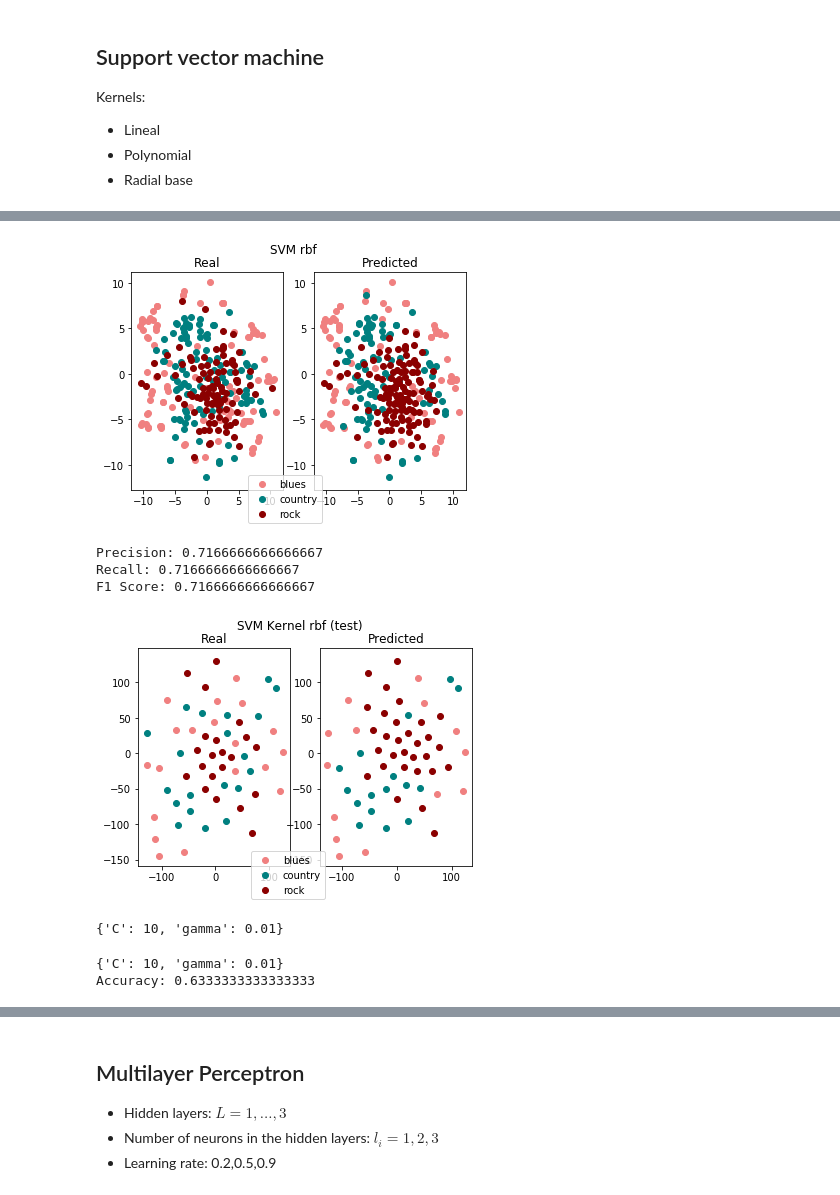
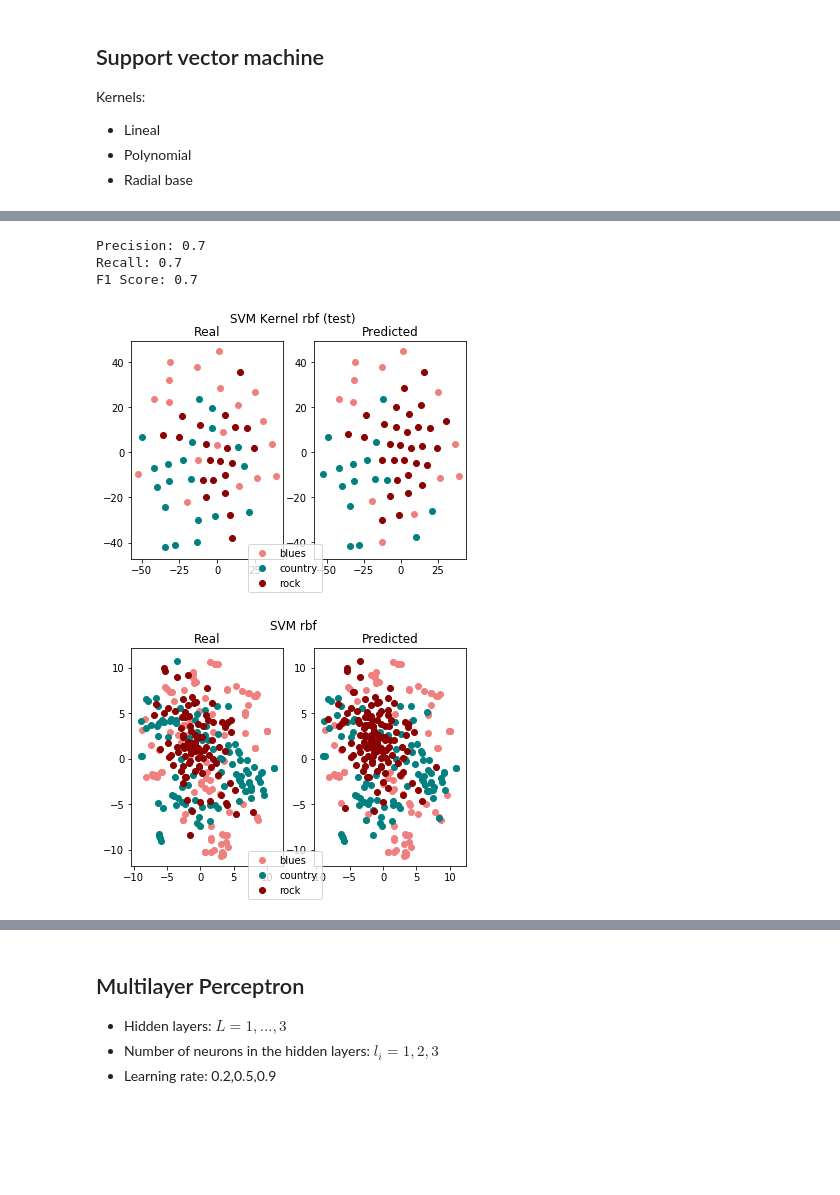
Before and after one commit to iurregog/MusicExploration, a Jupyter notebook: Timbral_Features_supervised_learning3similar.ipynb, the cells around one changed output, grey strips where cells are left out. Saved outputs shown, nothing was run; the diff lists cells and outputs as text; code cells hidden in the pictures; blank space fills up the shorter version.

```diff
--- a/Timbral_Features_supervised_learning3similar.ipynb
+++ b/Timbral_Features_supervised_learning3similar.ipynb
@@ -37,6 +39,10 @@ Data preprocessing: Cleaning NaN and Normalizing without imposing a distribution
 data = data[~np.isnan(data).any(axis=1)]
 data.shape
 
-target = data[:,-1]
-X = data[:,:-1]
+target = data[:,-2]
+X = data[:,:-2]
+order = data[:,-1]
+order = order.reshape(order.shape[0],1)
 X_norm = (X-X.min(axis=0))/(X.max(axis=0)-X.min(axis=0))
+print(data.shape,X.shape,order.shape)
+X_complete = np.concatenate((X_norm, order), axis=1)
@@ -69,5 +86,9 @@ plt.show()
 # %%
-X_train, X_test, y_train, y_test = train_test_split(X_norm, target, test_size=0.2, random_state=1)
+# Splitting the data into train/test/validation
+X_train, X_test, y_train, y_test = train_test_split(X_complete, target, test_size=0.2, random_state=1)
 
 X_train, X_val, y_train, y_val = train_test_split(X_train, y_train, test_size=0.2, random_state=1)
+
+check_test = X_test[:,-1]
+X_train,X_test,X_val = X_train[:,:-1],X_test[:,:-1],X_val[:,:-1]
 # %%
@@ -199,28 +276,21 @@ Accuracy: 0.5933333333333334
 # %%
 parameters = {'gamma':[0.001,0.01,0.1,1,10], 'C':[0.1,0.01,1,10]}
 rbf_kernel_svm_clf = svm.SVC(kernel = "rbf",gamma=30,C=10)
 clf = GridSearchCV(rbf_kernel_svm_clf, parameters)
 clf.fit(X_train, y_train)
-pred = clf.predict(X_norm)
-plotgenres(Xe,target,pred,"SVM rbf")
+
 pred = clf.predict(X_test)
 scores = precision_recall_fscore_support(y_test, pred,average='micro')
 print('Precision:',scores[0])
 print('Recall:',scores[1])
 print('F1 Score:',scores[2])
 plotgenres(Xe_test,y_test,pred,"SVM Kernel rbf (test)")
-clf.best_params_
+
+pred = clf.predict(X_norm)
+plotgenres(Xe,target,pred,"SVM rbf")
 # %% [output]
+Precision: 0.7
+Recall: 0.7
+F1 Score: 0.7
-[figure, old version]
+[figure, new version]
-Precision: 0.7166666666666667
-Recall: 0.7166666666666667
-F1 Score: 0.7166666666666667
-[figure, old version]
+[figure, new version]
-{'C': 10, 'gamma': 0.01}
-# %%
-print(clf.best_params_)
-cross_scores = cross_val_score(clf, X_norm, target, cv=10)
-print("Accuracy:" ,cross_scores.mean())
-# %% [output]
-{'C': 10, 'gamma': 0.01}
-Accuracy: 0.6333333333333333
```
Also changed, not shown: parts of 32 cells of this notebook.
